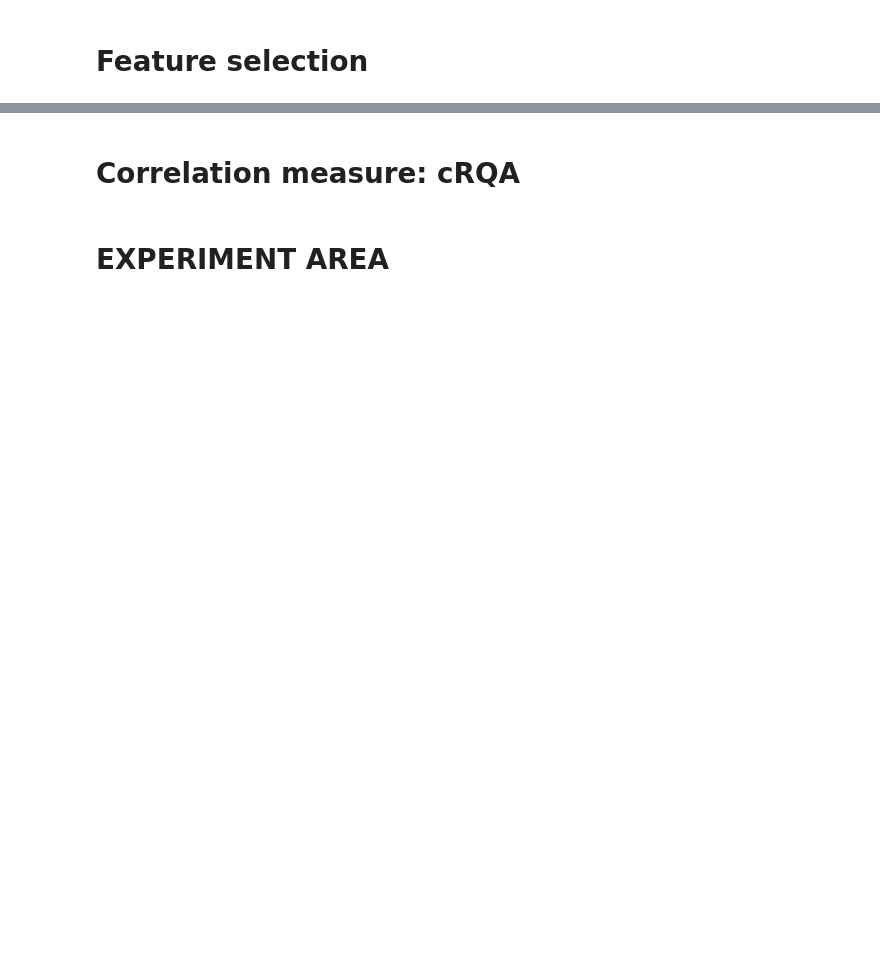
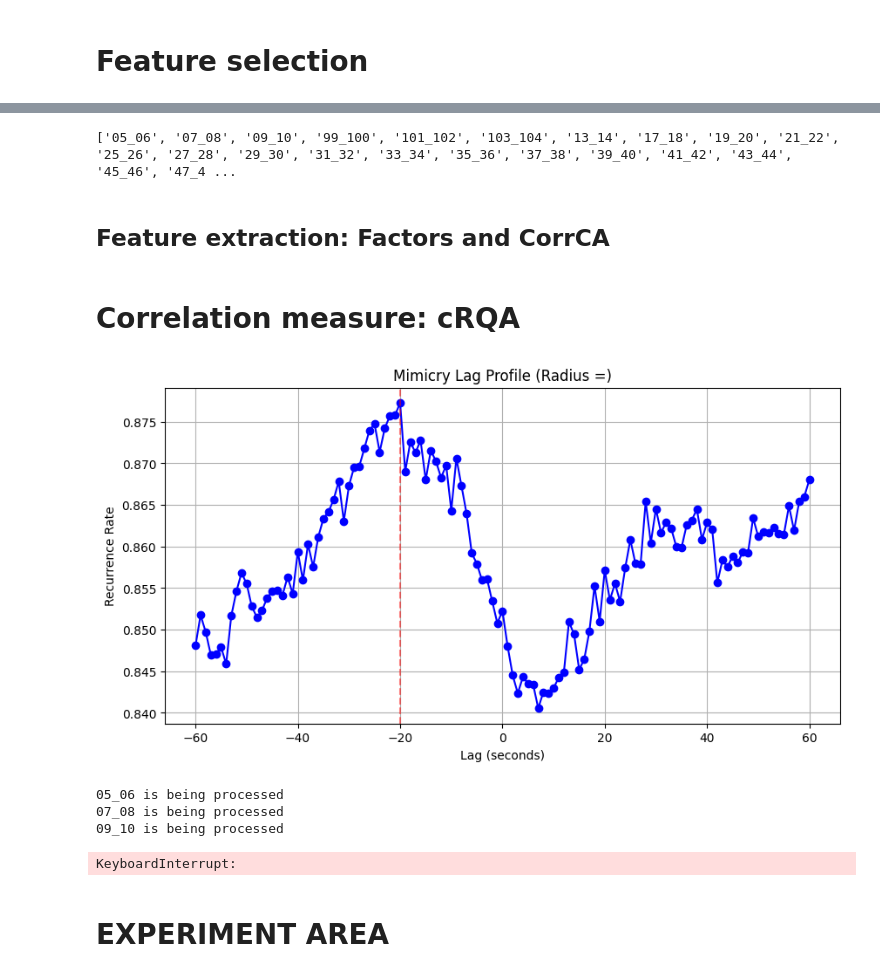
Before and after one commit to erikfrohn/facial-expression-interpersonal-association, a Jupyter notebook: main.ipynb, the cells around one changed output, grey strips where cells are left out. Drawn from its saved outputs; the diff is of its cells as text; code cells hidden in the pictures; blank space fills up the shorter version.

Commit message:
CRQA extraction

```diff
--- a/main.ipynb
+++ b/main.ipynb
@@ -111,3 +111,9 @@ Already computed corrca weights for 97_98, skipping...
+# %%
+print(AVAILABLE_PAIRS)
+# %% [output]
+['05_06', '07_08', '09_10', '99_100', '101_102', '103_104', '13_14', '17_18', '19_20', '21_22', '25_26', '27_28', '29_30', '31_32', '33_34', '35_36', '37_38', '39_40', '41_42', '43_44', '45_46', '47_4 ...
+# %% [markdown]
+## Feature extraction: Factors and CorrCA
 # %%
 ## EXTRACTING FACIAL FACTORS AND CORRCA FOR EACH FILE SEPARATELY
 for pair in AVAILABLE_PAIRS:
@@ -171,2 +199,64 @@ RADII = {
+# %%
+import matplotlib.pyplot as plt
+nav = pd.read_csv('data/05_06/features/pp05_reschu_run_1_factors.csv')
+pil = pd.read_csv('data/05_06/features/pp06_reschu_run_1_factors.csv')
+
+output = cm.crqa_lag_analysis(nav['f1'].values, pil['f1'].values)
+lags = np.arange(-60,61)
+rr_profile = output['rr_profile']
+plt.figure(figsize=(10, 5))
+plt.plot(lags, rr_profile, 'b-o')
+plt.axvline(lags[np.argmax(np.array(rr_profile))], color='r', linestyle='--', alpha=0.5)
+plt.xlabel('Lag (seconds)')
+plt.ylabel('Recurrence Rate')
+plt.title(f'Mimicry Lag Profile (Radius =)')
+plt.grid(True)
+plt.show()
+# %% [output]
+[figure, added]
+# %%
+for pair in AVAILABLE_PAIRS:
+    print(f'{pair} is being processed')
+    # if os.path.exists(os.path.join(LOCATION, pair, CORRELATION_FOLDER, f'{pair}_rr_overall.csv')):
+    #     continue
+    p1, p2 = pair.split("_")
+    RR_overall = pd.DataFrame(columns=['phase', *FACTORS, *COMPONENTS])
+    RR_profile = pd.DataFrame(columns=['phase', 'component' *np.arange(-60,61)])
+    files = os.path.join(LOCATION, pair, FEATURE_FOLDER)
+    for phase in PHASES:
+        nav_file = os.path.join(files,f'pp{p1}_{phase}_corrca.csv')
+        pil_file = os.path.join(files,f'pp{p2}_{phase}_corrca.csv')
+
+
+        # for RR
+        components = []
+        if os.path.exists(nav_file) and os.path.exists(pil_file):
+            for c in COMPONENTS:
+                nav = pd.read_csv(nav_file)
+                pil = pd.read_csv(pil_file)
+                corr = cm.crqa_lag_analysis(nav[c].values, pil[c].values)
+                components.append(corr['RR'])
+                RR_profile.loc[len(RR_profile)] = [phase, c, *corr['rr_profile']]
+
+            # We assume that the corrca component features cannot be extracted without the factor features also being extracted.
+            nav_file = os.path.join(files,f'pp{p1}_{phase}_factors.csv')
+            pil_file = os.path.join(files,f'pp{p2}_{phase}_factors.csv')
+
+
+            for f in FACTORS:
+                nav = pd.read_csv(nav_file)
+                pil = pd.read_csv(pil_file)
+                fac = cm.crqa_lag_analysis(nav[f].values, pil[f].values)
+                components.append(fac['RR'])
+                RR_profile.loc[len(RR_profile)] = [phase, f, *corr['rr_profile']]
+
+            RR_overall.loc[len(RR_overall)] = [phase, *components]
+    RR_overall.to_csv(os.path.join(LOCATION, pair, CORRELATION_FOLDER, f'{pair}_rr_overall.csv'), index=False)
+    RR_profile.to_csv(os.path.join(LOCATION, pair, CORRELATION_FOLDER, f'{pair}_rr_profile.csv'), index=False)
+# %% [output]
+05_06 is being processed
+07_08 is being processed
+09_10 is being processed
+KeyboardInterrupt:
 # %% [markdown]
 # EXPERIMENT AREA
```
Also changed, not shown: parts of 9 cells of this notebook.
